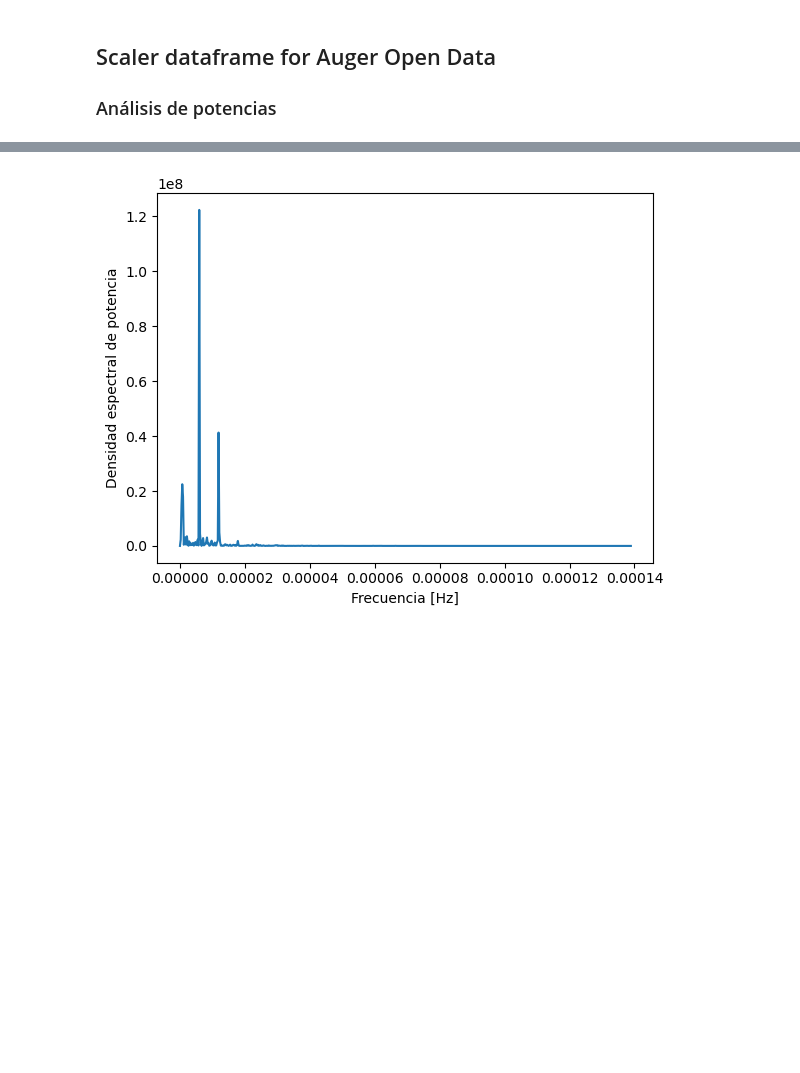
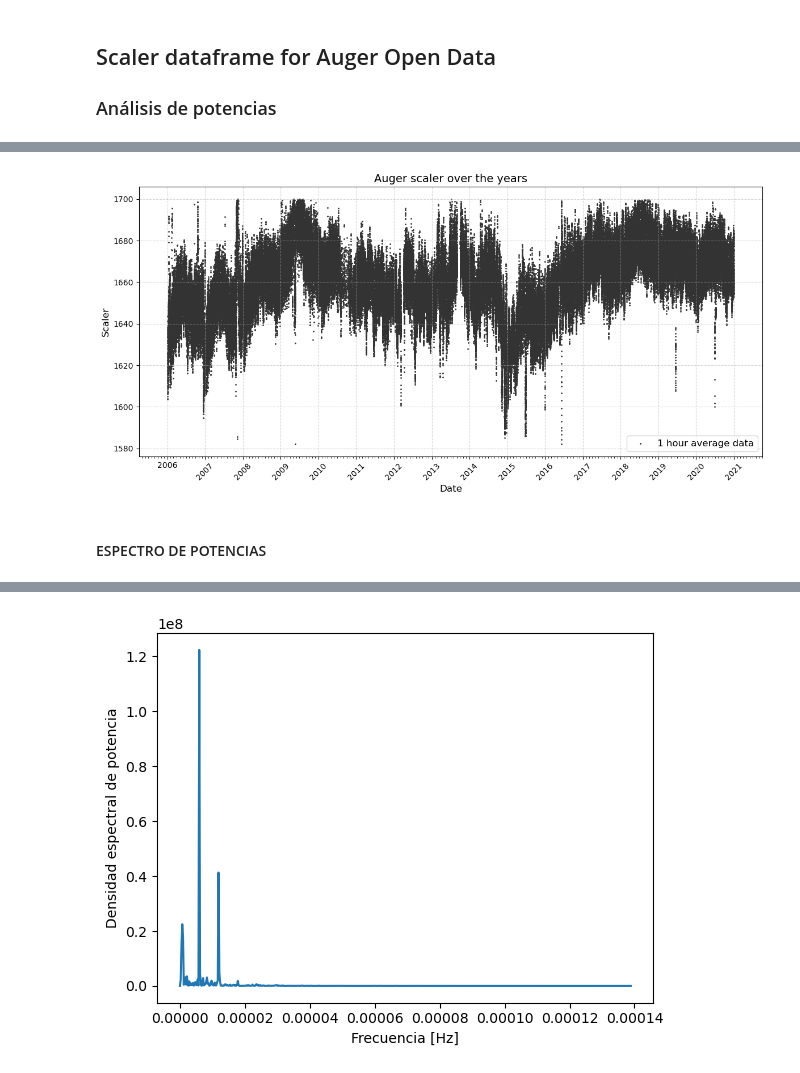
Before and after one commit to jennifergc/scaler_for_solar_analysis, a Jupyter notebook: 06_potencias.ipynb, the cells around one changed output, grey strips where cells are left out. Saved outputs shown, nothing was run; the diff lists cells and outputs as text; code cells hidden in the pictures; blank space fills up the shorter version.

```diff
--- a/06_potencias.ipynb
+++ b/06_potencias.ipynb
@@ -18,0 +15,3 @@ Hay  (11805, 4) líneas vacías
+# %%
+scaler3600s = scaler_clean('scaler_ALL_hourly_11abril.csv','scaler_3600s')
+scaler3600s
@@ -18,0 +33,6 @@ Hay  (11805, 4) líneas vacías
+# %%
+plot_data(scaler3600s,'scaler3600_new')
+# %% [output]
+[figure, added]
+# %% [markdown]
+#### ESPECTRO DE POTENCIAS
```
Also changed, not shown: parts of 14 cells of this notebook, 7 other files.
